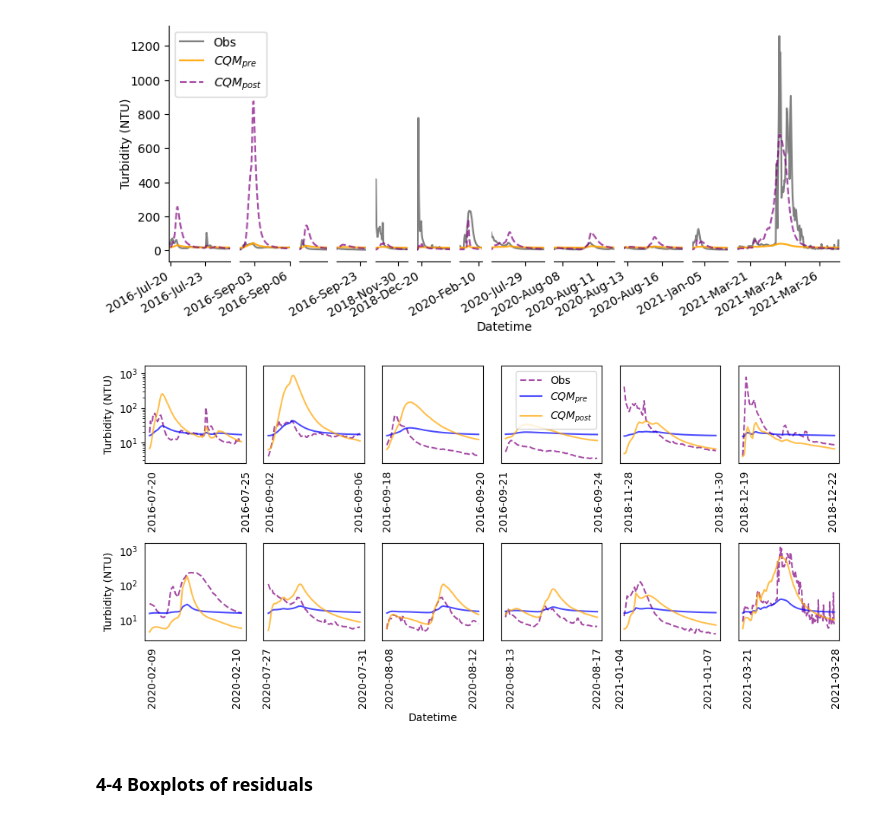
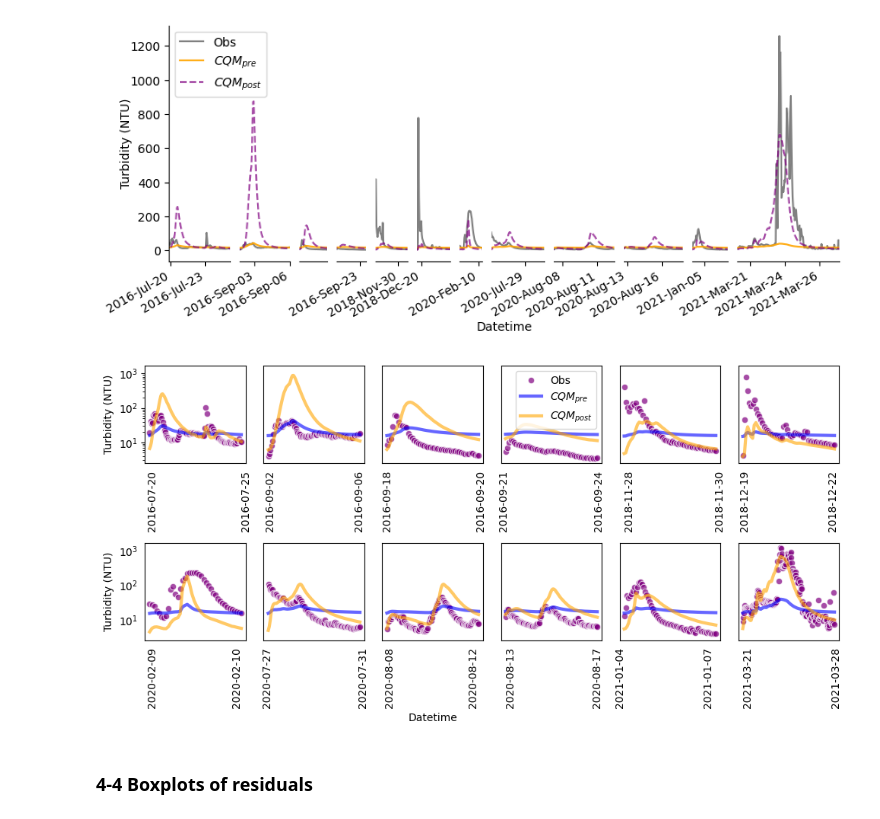
Before and after one commit to QianWanghhu/BushFireWQ, a Jupyter notebook: src/Explore_212058_CQ.ipynb, the cells around one changed output. Drawn from its saved outputs; the diff is of its cells as text; code cells hidden in the pictures.

Commit message:
Change the line to dots for observations in time series plot for multiple events.

```diff
--- a/src/Explore_212058_CQ.ipynb
+++ b/src/Explore_212058_CQ.ipynb
@@ -370,37 +370,37 @@ for ii in range(2):
     for jj in range(6):
         if kk == 3:
             legend_tf = True
         else:
             legend_tf = False
         sub_data = storm_data[storm_data['stormID'] == six_eventID_int[ii][jj]]
         ax_temp = sns.lineplot(data = sub_data, x = 'Datetime', y = 'Turbidity (NTU)', ax = axes[ii][jj], label = 'Obs',
-                               legend = legend_tf, color = 'purple', alpha = 0.7, ls='--')
+                               legend = legend_tf, color = 'purple', alpha = 0.7, linestyle='', marker='o')
         sns.lineplot(data = sub_data, x = 'Datetime', y = 'Est_Tbdt_mix_Precal', color = 'blue',
-                     ax = axes[ii][jj], label = r'$CQM_{pre}$', alpha = 0.7, legend=legend_tf)
+                     ax = axes[ii][jj], label = r'$CQM_{pre}$', alpha = 0.6, legend=legend_tf, linewidth = 3)
         sns.lineplot(data = sub_data, x = 'Datetime', y='Est_Tbdt_mix_Postcal', color = 'orange',
-                     ax = axes[ii][jj],  alpha = 0.7, label = r'$CQM_{post}$', legend=legend_tf)
+                     ax = axes[ii][jj],  alpha = 0.6, label = r'$CQM_{post}$', legend=legend_tf, linewidth = 3)
         kk += 1
         if kk > 1:
             ax_temp.yaxis.set_ticks_position('none')
         # Format the x-axis for datetime
         ax_temp.xaxis.set_major_formatter(mdates.DateFormatter('%Y-%m-%d'))
         ax_temp.xaxis.set_ticks_position('none')
         ax_temp.set_xlabel('')
         # Get the tick positions
         xticks = ax_temp.get_xticks()
         # Convert to formatted date strings
         formatted_ticks = [mdates.num2date(xtick).strftime('%Y-%m-%d') for xtick in xticks]
         # Keep only first and last tick label, hide the rest
         ax_temp.set_xticklabels([formatted_ticks[0]] + [''] * (len(formatted_ticks) - 2) + [formatted_ticks[-1]],
                                 rotation=90);
 
 plt.subplots_adjust(wspace=0.1, hspace = 0.1)
 plt.yscale('log')
 axes[1][2].set_xlabel('Datetime')
 plt.tight_layout()
 plt.savefig(f'{fig_dir}timeseries_sim_obs_subplots.png', format = 'png', dpi = 300)
 # %% [output]
-[figure, old version]
+[figure, new version]
 # %%
 # Perform Mann-Whitney U test
 if not os.path.exists(f'{fig_dir}MannWhTest.csv'):
```
Also changed, not shown: parts of 1 cell of this notebook, 2 other files.
